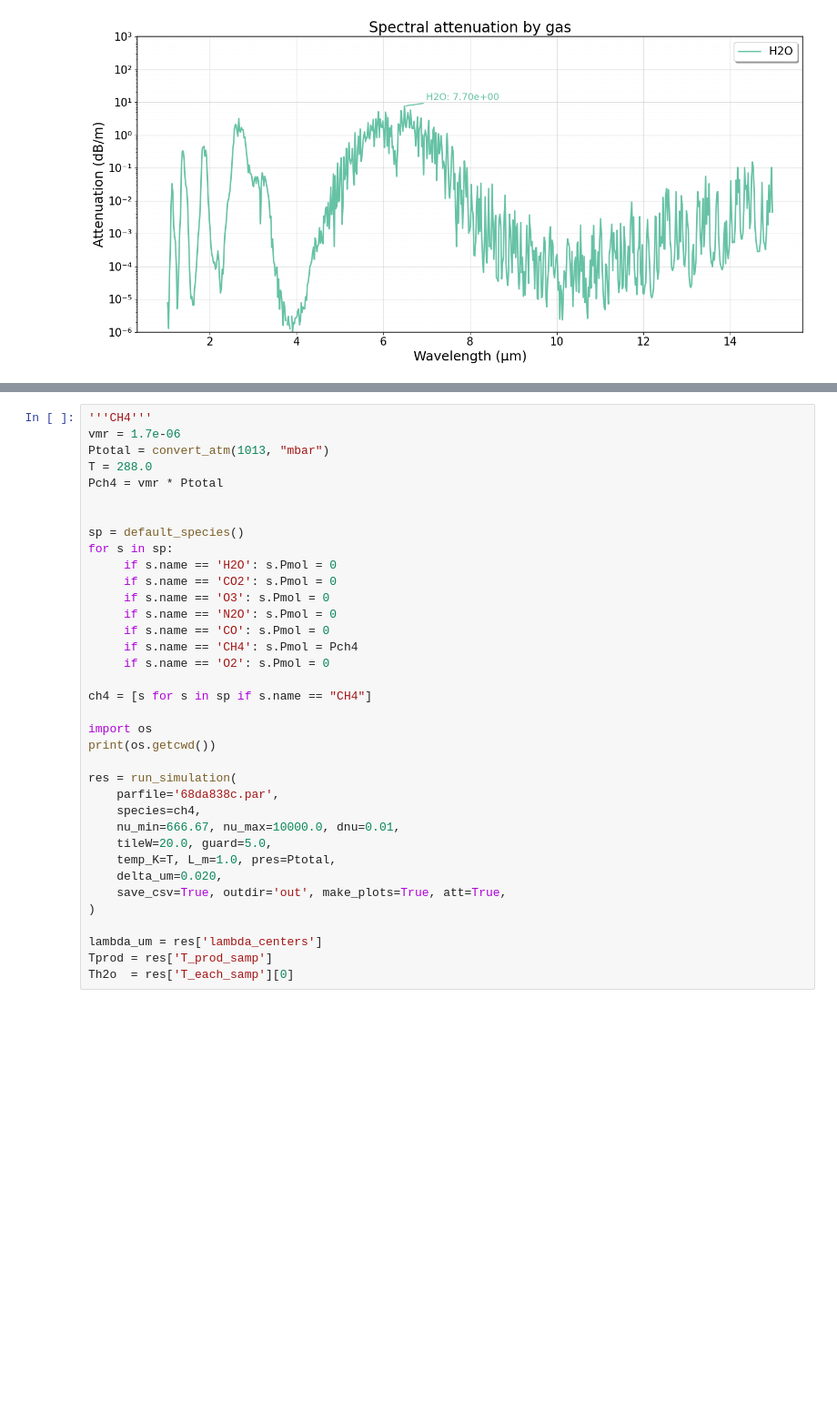
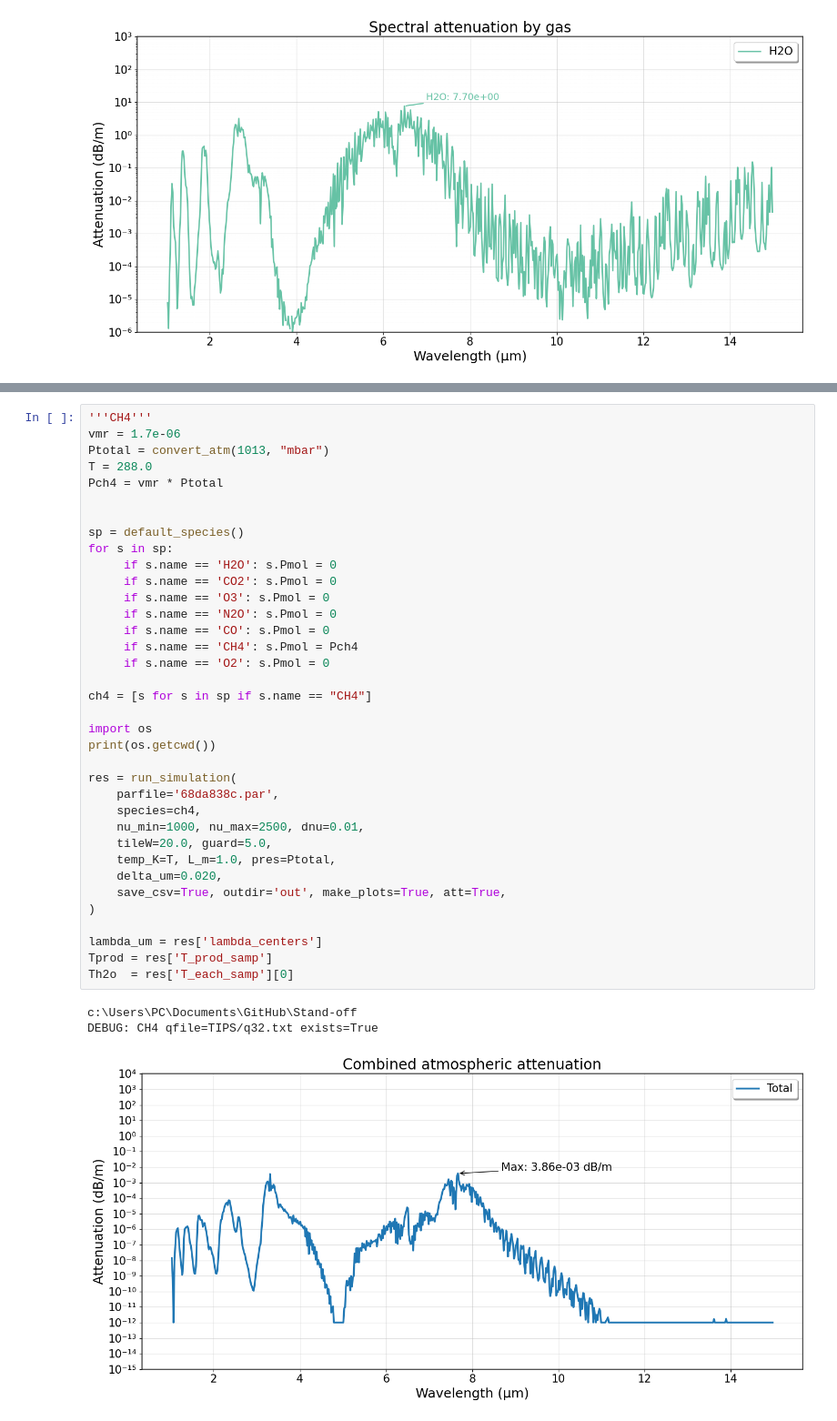
Before and after one commit to Jleon13/Stand-off, a Jupyter notebook: ch4.ipynb, the cells around one changed output, grey strips where cells are left out. Shown at 91% size. Cells and saved outputs as stored; diff of their text form; blank space fills up the shorter version.

```diff
--- a/ch4.ipynb
+++ b/ch4.ipynb
@@ -96,31 +98,35 @@ T = 288.0
 Pch4 = vmr * Ptotal
 
 
 sp = default_species()
 for s in sp:
      if s.name == 'H2O': s.Pmol = 0
      if s.name == 'CO2': s.Pmol = 0
      if s.name == 'O3': s.Pmol = 0
      if s.name == 'N2O': s.Pmol = 0
      if s.name == 'CO': s.Pmol = 0
      if s.name == 'CH4': s.Pmol = Pch4
      if s.name == 'O2': s.Pmol = 0
 
 ch4 = [s for s in sp if s.name == "CH4"]
 
 import os
 print(os.getcwd())
 
 res = run_simulation(
     parfile='68da838c.par',
     species=ch4,
-    nu_min=666.67, nu_max=10000.0, dnu=0.01,
+    nu_min=1000, nu_max=2500, dnu=0.01,
     tileW=20.0, guard=5.0,
     temp_K=T, L_m=1.0, pres=Ptotal,
     delta_um=0.020,
     save_csv=True, outdir='out', make_plots=True, att=True,
 )
 
 lambda_um = res['lambda_centers']
 Tprod = res['T_prod_samp']
 Th2o  = res['T_each_samp'][0]
+# %% [output]
+c:\Users\PC\Documents\GitHub\Stand-off
+DEBUG: CH4 qfile=TIPS/q32.txt exists=True
+[figure, added]
```
Also changed, not shown: parts of 2 cells of this notebook, 12 other files.
